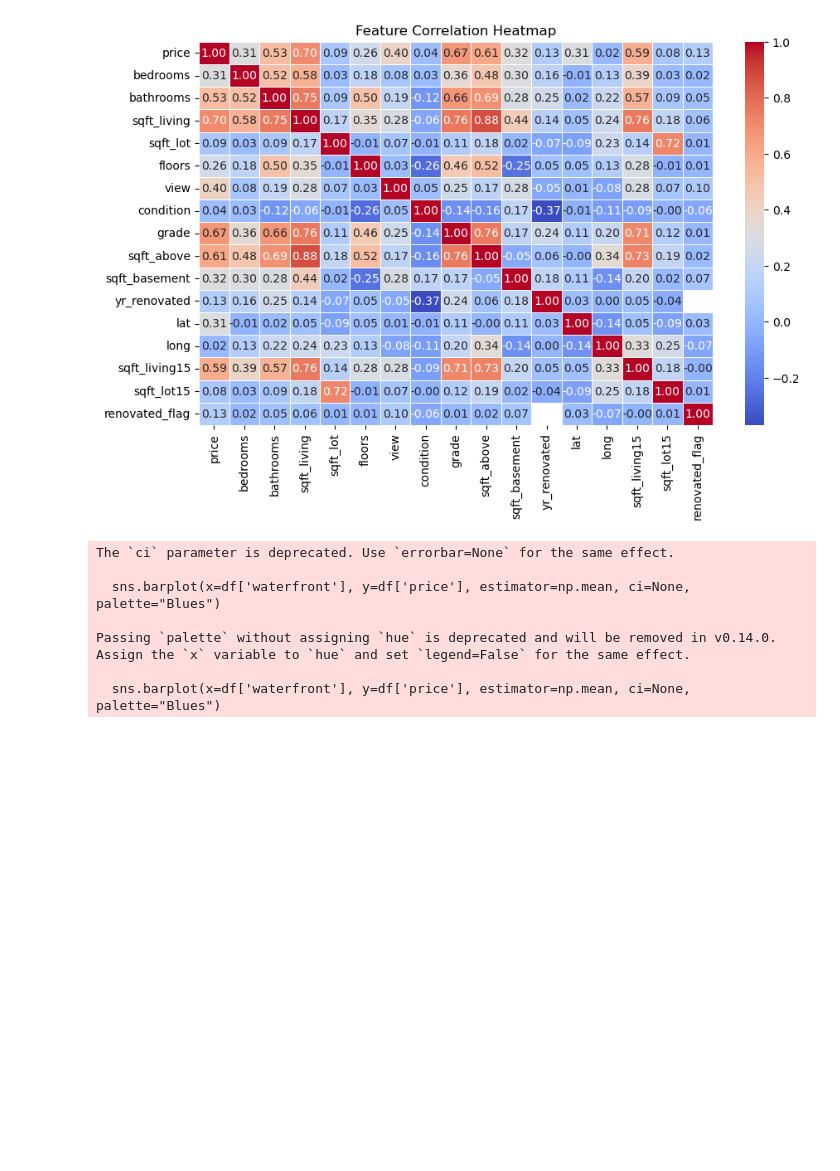
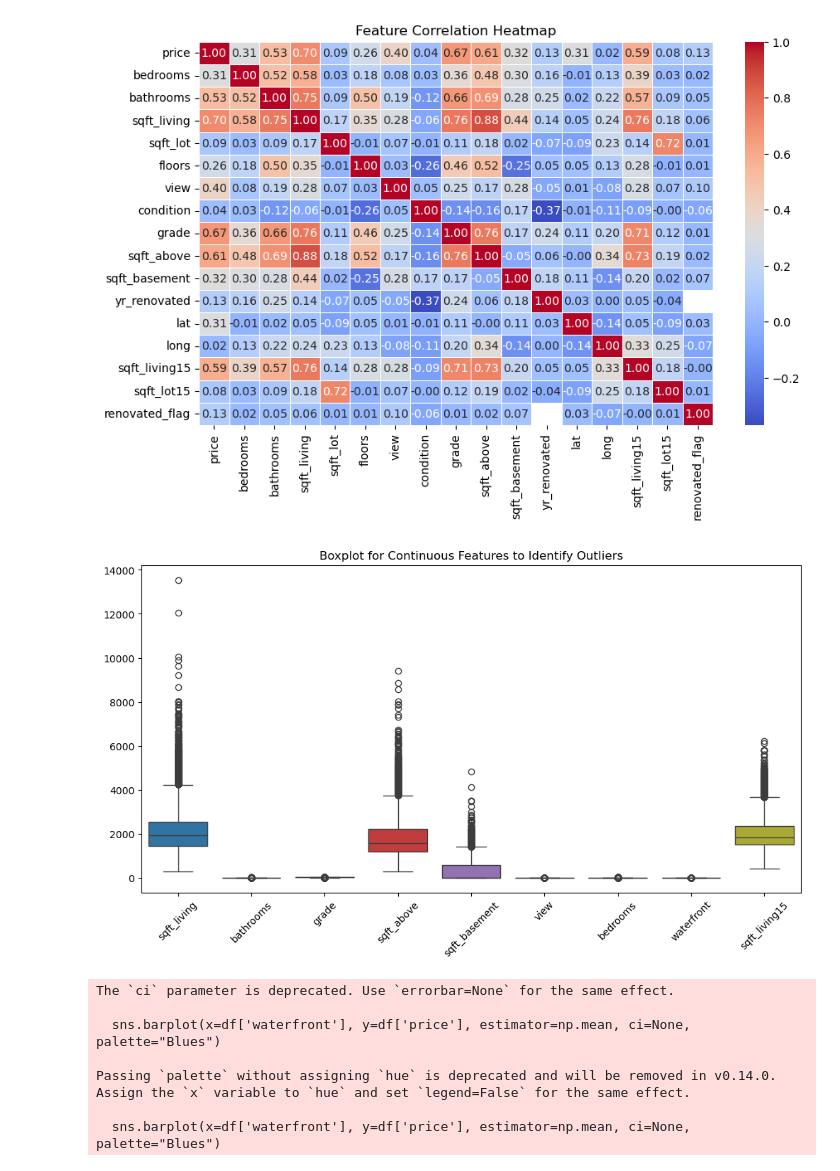
Before and after one commit to Aarabishan/PDS_Portfolio, a Jupyter notebook: Portfolio_Complete_Analysis.ipynb, the cells around one changed output. Drawn from its saved outputs; the diff is of its cells as text; code cells hidden in the pictures; blank space fills up the shorter version.

```diff
--- a/Portfolio_Complete_Analysis.ipynb
+++ b/Portfolio_Complete_Analysis.ipynb
@@ -272,6 +272,19 @@ plt.title("Feature Correlation Heatmap")
 plt.show()
 # %% [output]
 [figure]
+# %%
+import seaborn as sns
+import matplotlib.pyplot as plt
+
+# Boxplot for continuous features to identify outliers
+plt.figure(figsize=(12, 6))
+sns.boxplot(data=df[['sqft_living', 'bathrooms', 'grade', 'sqft_above',
+    'sqft_basement', 'view', 'bedrooms', 'waterfront', 'sqft_living15']])
+plt.title('Boxplot for Continuous Features to Identify Outliers')
+plt.xticks(rotation=45)
+plt.show()
+# %% [output]
+[figure, added]
 # %%
 plt.figure(figsize=(6, 4))
 sns.barplot(x=df['waterfront'], y=df['price'], estimator=np.mean, ci=None, palette="Blues")
```
Also changed, not shown: parts of 10 cells of this notebook.
